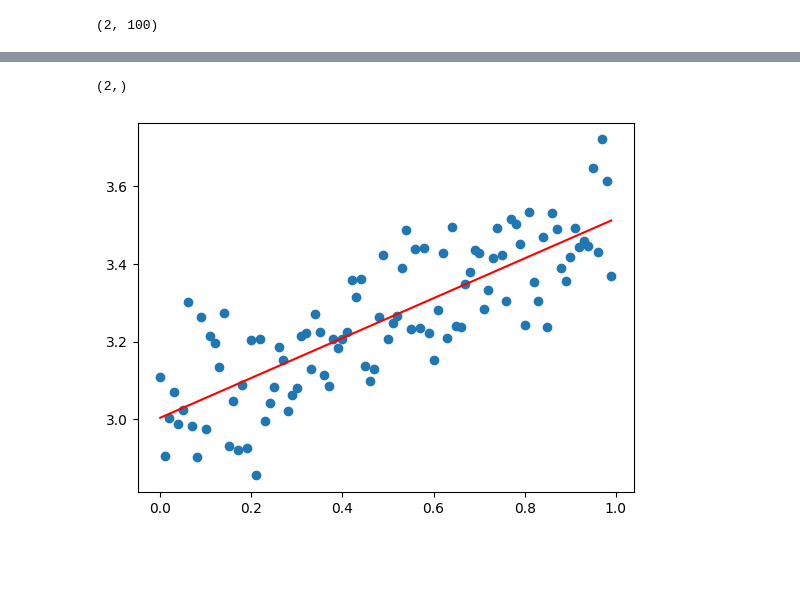
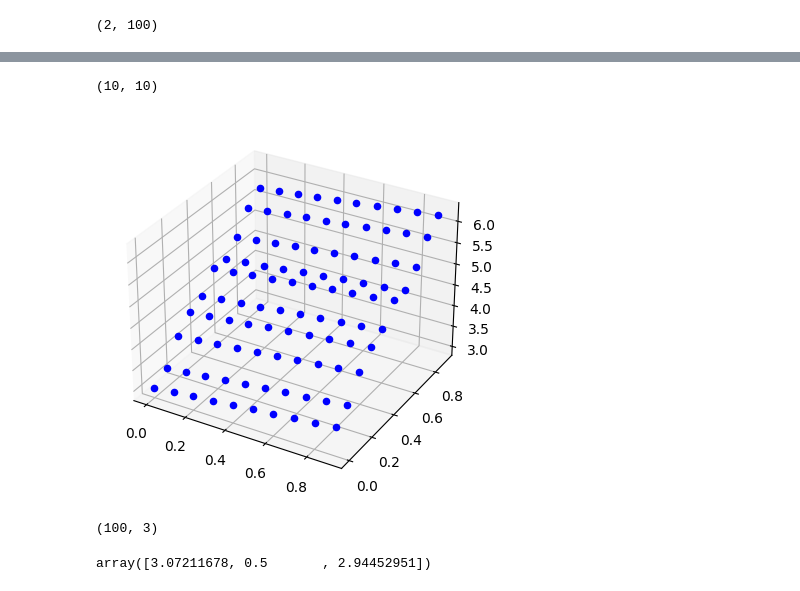
Before and after one commit to giorgiodema/Machine-Learning-2023, a Jupyter notebook: notebooks/02regression.ipynb, the cells around one changed output, grey strips where cells are left out. Cells and saved outputs as stored; diff of their text form; code cells hidden in the pictures; blank space fills up the shorter version.

```diff
--- a/notebooks/02regression.ipynb
+++ b/notebooks/02regression.ipynb
@@ -77,0 +109,36 @@ X_t.shape
+# %%
+NSAMPLES = 10
+# sample the x and y coordinates
+# of the data points
+x1 = np.arange(0,1,1/NSAMPLES)
+x2 = np.arange(0,1,1/NSAMPLES)
+# compute the true value of the function and add gaussian noise
+# to simulate real data. The function is computed using
+# broadcasting
+y = .5 * x1[:,None] + 3.* x2[None,:] + 3 + np.random.normal(loc=0,scale=.1,size=NSAMPLES)
+
+y.shape
+# %% [output]
+(10, 10)
+# %%
+# plot the dataset: ((x1,x2), y) pairs
+fig,ax = plt.subplots(subplot_kw={"projection": "3d"})
+for i in range(NSAMPLES):
+    for j in range(NSAMPLES):
+        ax.scatter(x1[i],x2[j],y[i,j],c="b")
+plt.show()
+# %% [output]
+[figure, added]
+# %%
+# compute the matrix X, we have a line for each point.
+# Note that now if we have NSAMPLES samples on the x1 axis
+# and NSAMPLES samples on the x2 axis we have
+# NSAMPLES * NSAMPLES points
+X = []
+for i in range(NSAMPLES):
+    for j in range(NSAMPLES):
+        X.append(np.asanyarray([[1,x1[i],x2[j]]]))
+X = np.concatenate(X,axis=0)
+X.shape
+# %% [output]
+(100, 3)
@@ -78,14 +150,7 @@ X_t.shape
 # %%
-w = np.linalg.inv(X_t @ X) @ X_t @ y
-
-w.shape
+# compute the model parameters
+X_t = np.transpose(X)
+w = np.linalg.inv(X_t @ X) @ X_t @ y.flatten()
+w
 # %% [output]
-(2,)
+array([3.07211678, 0.5       , 2.94452951])
-# %%
-y_pred = w[0] + w[1] * x
-fig,ax = plt.subplots()
-ax.scatter(x,y)
-ax.plot(x,y_pred,c="r")
-plt.show()
-# %% [output]
-[figure, removed]
```
Also changed, not shown: parts of 10 cells of this notebook, 2 other files.
